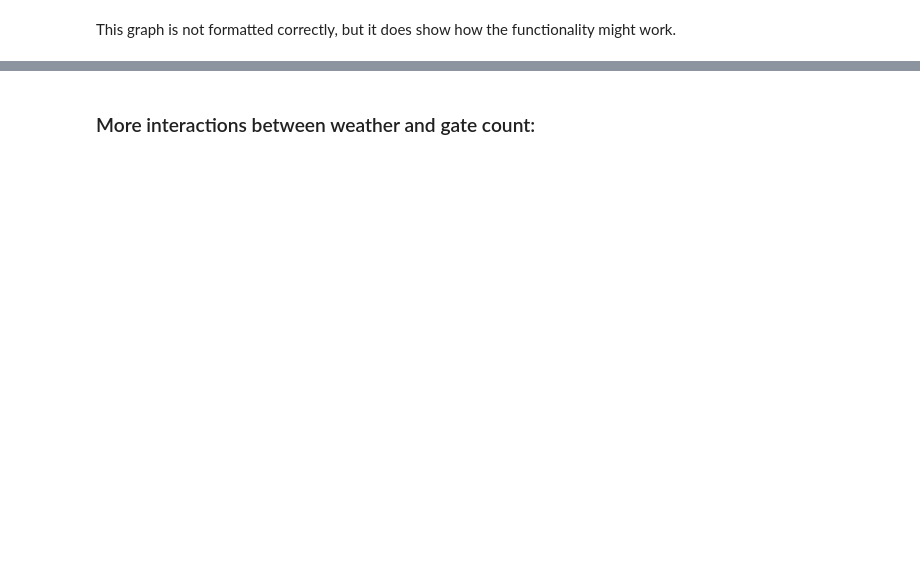
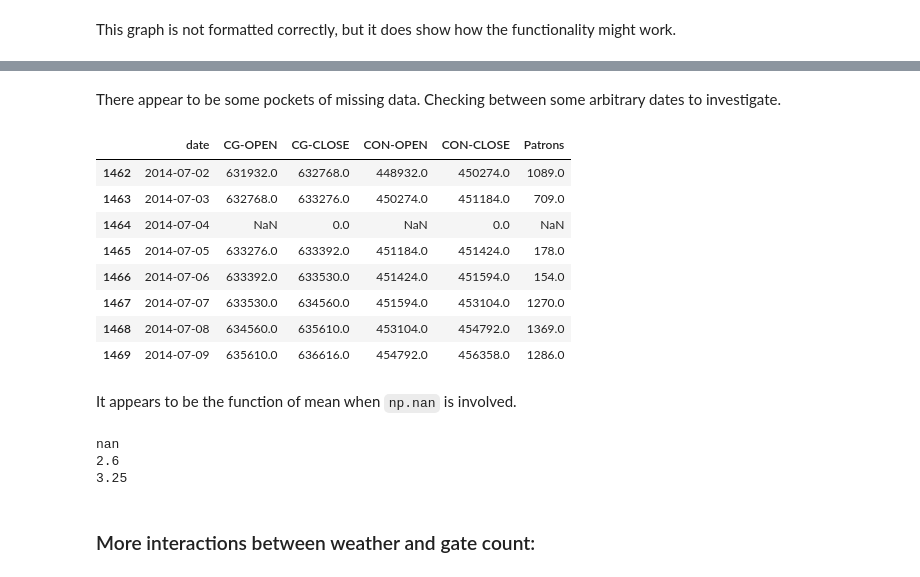
Before and after one commit to UNCG-CSE/Library-Computer-Usage-Analysis, a Jupyter notebook: src/LibraryGateCounts.ipynb, the cells around one changed output, grey strips where cells are left out. Saved outputs shown, nothing was run; the diff lists cells and outputs as text; code cells hidden in the pictures; blank space fills up the shorter version.

```diff
--- a/src/LibraryGateCounts.ipynb
+++ b/src/LibraryGateCounts.ipynb
@@ -185,3 +201,22 @@ show(p)
 # %% [output]
 [interactive output not drawn]
 [interactive output not drawn]
+# %% [markdown]
+There appear to be some pockets of missing data. Checking between some arbitrary dates to investigate.
+# %%
+startDate = pd.to_datetime("2014-07-01")
+endDate = pd.to_datetime("2014-07-10")
+dateMask = (gateCounts.date > startDate) & (gateCounts.date < endDate)
+gateCounts[dateMask]
+# %% [output]
+|  | date | CG-OPEN | CG-CLOSE | CON-OPEN | CON-CLOSE | Patrons |
+| 1462 | 2014-07-02 | 631932.0 | 632768.0 | 448932.0 | 450274.0 | 1089.0 |
+| 1463 | 2014-07-03 | 632768.0 | 633276.0 | 450274.0 | 451184.0 | 709.0 |
+| 1464 | 2014-07-04 | NaN | 0.0 | NaN | 0.0 | NaN |
+| 1465 | 2014-07-05 | 633276.0 | 633392.0 | 451184.0 | 451424.0 | 178.0 |
+| 1466 | 2014-07-06 | 633392.0 | 633530.0 | 451424.0 | 451594.0 | 154.0 |
+| 1467 | 2014-07-07 | 633530.0 | 634560.0 | 451594.0 | 453104.0 | 1270.0 |
+| 1468 | 2014-07-08 | 634560.0 | 635610.0 | 453104.0 | 454792.0 | 1369.0 |
+| 1469 | 2014-07-09 | 635610.0 | 636616.0 | 454792.0 | 456358.0 | 1286.0 |
+# %% [markdown]
+It appears to be the function of mean when `np.nan` is involved.
@@ -188,3 +225,11 @@ show(p)
+# %%
+print np.mean(testNums)
+print np.mean(testNums[1:])
+print np.mean(testNums[1:-1])
+# %% [output]
+nan
+2.6
+3.25
 # %% [markdown]
 ### More interactions between weather and gate count:
 # %%
```
Also changed, not shown: parts of 30 cells of this notebook, 1 other file.
